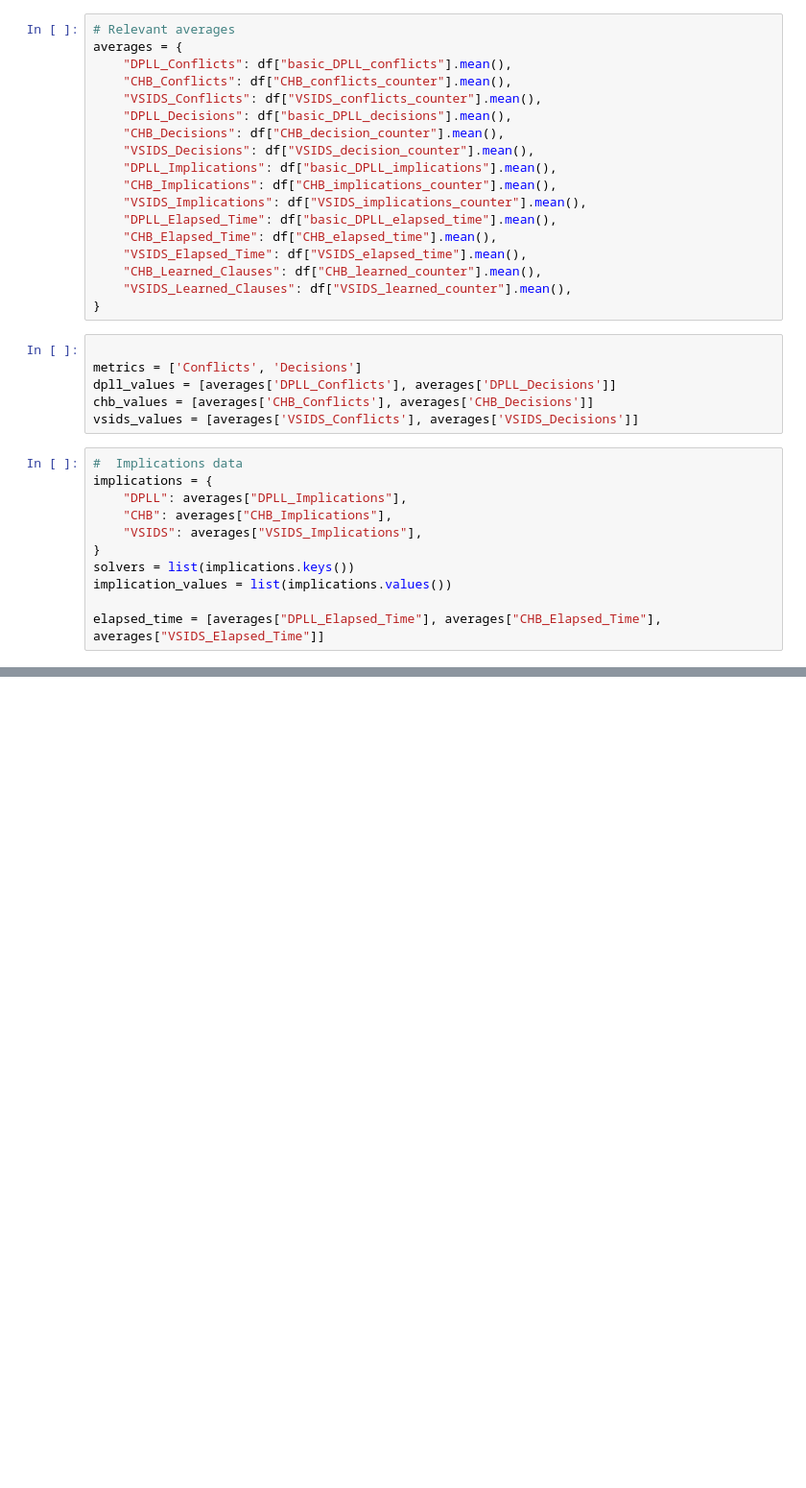
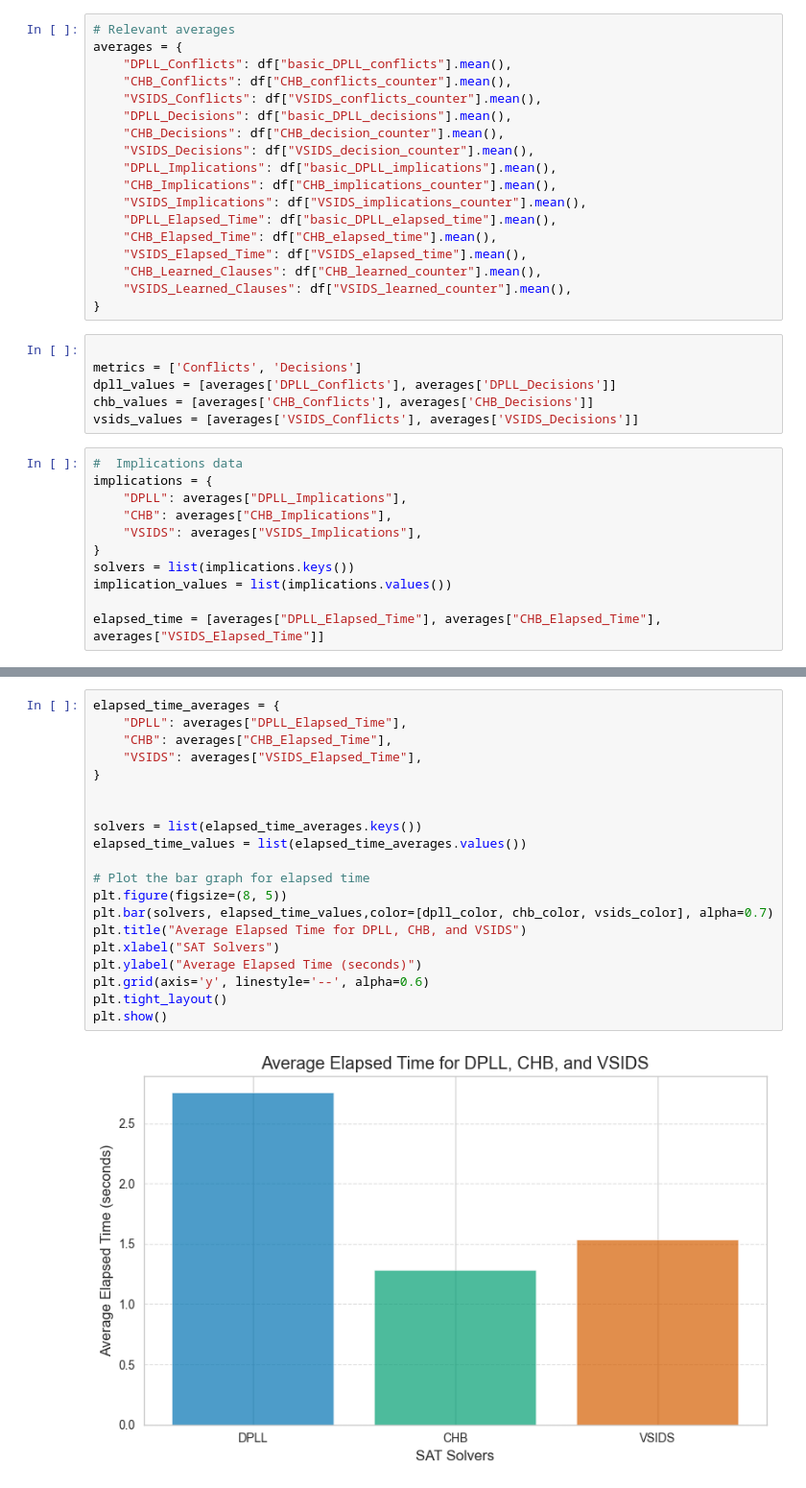
Before and after one commit to rith777/sat_solver_21, a Jupyter notebook: Scripts/graph_plots.ipynb, the cells around one changed output, grey strips where cells are left out. Shown at 96% size. Drawn from its saved outputs; the diff is of its cells as text; blank space fills up the shorter version.

```diff
--- a/Scripts/graph_plots.ipynb
+++ b/Scripts/graph_plots.ipynb
@@ -111,3 +136,25 @@ plt.show()
+# %%
+elapsed_time_averages = {
+    "DPLL": averages["DPLL_Elapsed_Time"],
+    "CHB": averages["CHB_Elapsed_Time"],
+    "VSIDS": averages["VSIDS_Elapsed_Time"],
+}
+
+
+solvers = list(elapsed_time_averages.keys())
+elapsed_time_values = list(elapsed_time_averages.values())
+
+# Plot the bar graph for elapsed time
+plt.figure(figsize=(8, 5))
+plt.bar(solvers, elapsed_time_values,color=[dpll_color, chb_color, vsids_color], alpha=0.7)
+plt.title("Average Elapsed Time for DPLL, CHB, and VSIDS")
+plt.xlabel("SAT Solvers")
+plt.ylabel("Average Elapsed Time (seconds)")
+plt.grid(axis='y', linestyle='--', alpha=0.6)
+plt.tight_layout()
+plt.show()
+# %% [output]
+[figure, added]
 # %%
 
 learned_clauses_averages = {
```
Also changed, not shown: parts of 7 cells of this notebook.
